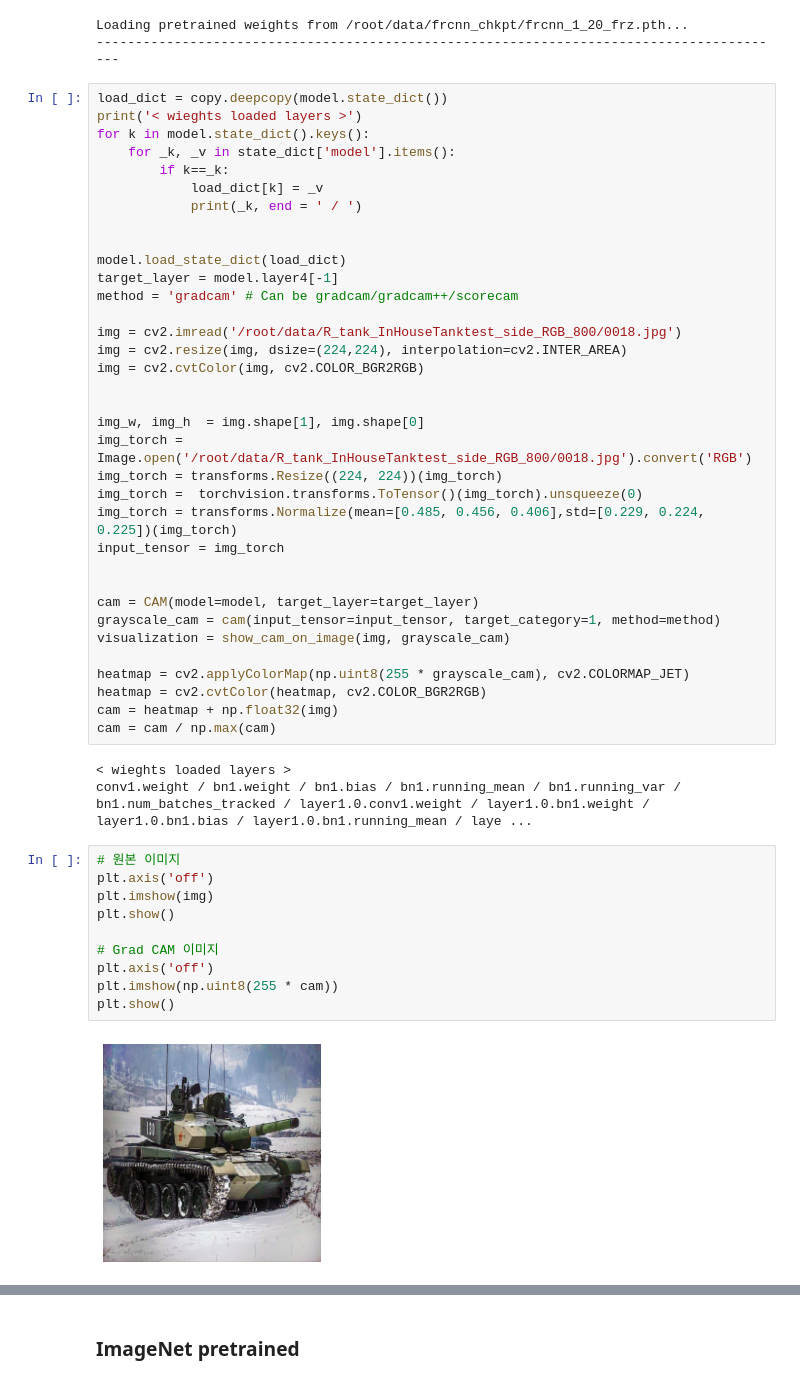
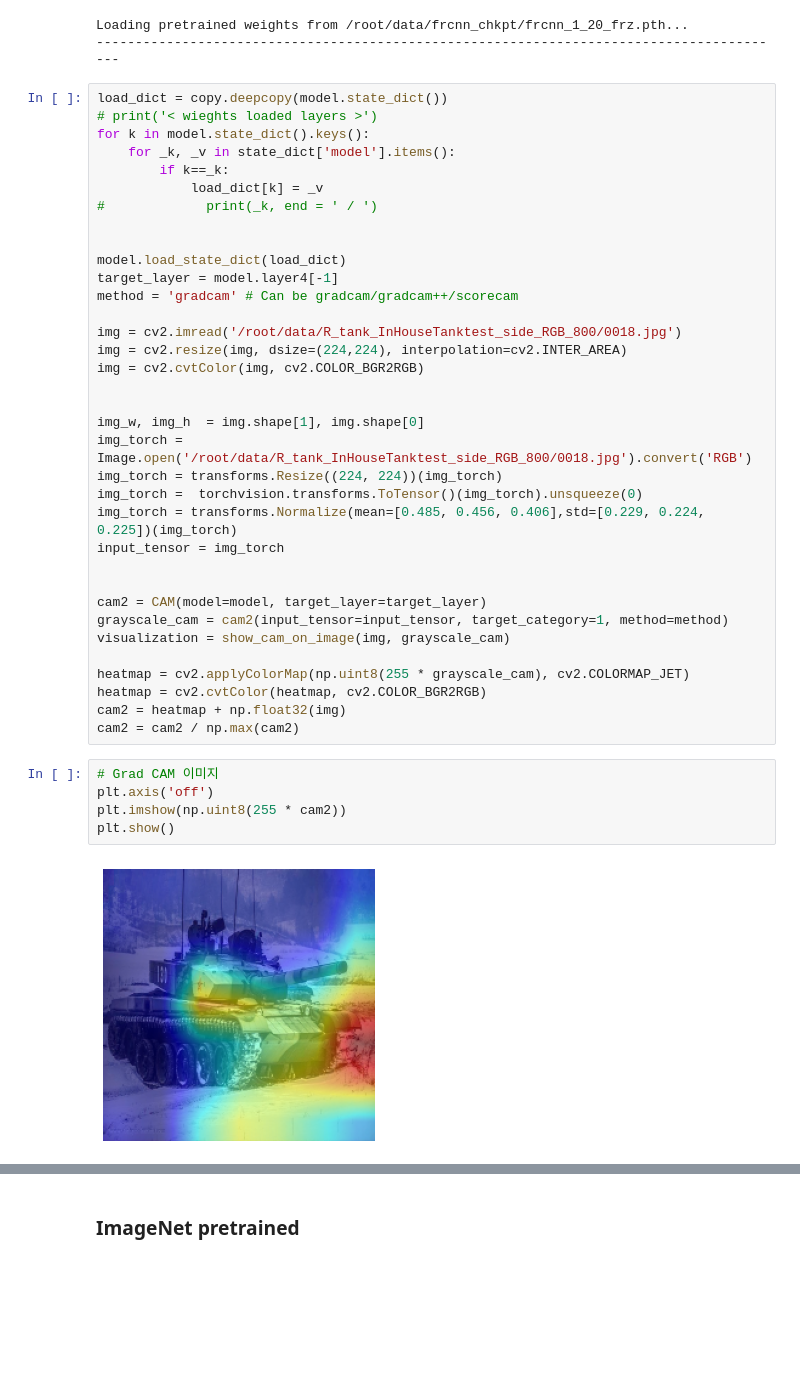
Before and after one commit to mikniloes/frcnn-sutdy, a Jupyter notebook: ResNet-GradCAM.ipynb, the cells around one changed output, grey strips where cells are left out. Drawn from its saved outputs; the diff is of its cells as text; blank space fills up the shorter version.

```diff
--- a/ResNet-GradCAM.ipynb
+++ b/ResNet-GradCAM.ipynb
@@ -199,12 +190,12 @@ Loading pretrained weights from /root/data/frcnn_chkpt/frcnn_1_20_frz.pth...
 -----------------------------------------------------------------------------------------
 # %%
 load_dict = copy.deepcopy(model.state_dict())
-print('< wieghts loaded layers >')
+# print('< wieghts loaded layers >')
 for k in model.state_dict().keys():
     for _k, _v in state_dict['model'].items():
         if k==_k:
             load_dict[k] = _v
-            print(_k, end = ' / ')
+#             print(_k, end = ' / ')
 
 
 model.load_state_dict(load_dict)
@@ -224,26 +215,18 @@ img_torch = transforms.Normalize(mean=[0.485, 0.456, 0.406],std=[0.229, 0.224, 0
 input_tensor = img_torch
 
 
-cam = CAM(model=model, target_layer=target_layer)
-grayscale_cam = cam(input_tensor=input_tensor, target_category=1, method=method)
+cam2 = CAM(model=model, target_layer=target_layer)
+grayscale_cam = cam2(input_tensor=input_tensor, target_category=1, method=method)
 visualization = show_cam_on_image(img, grayscale_cam)
 
 heatmap = cv2.applyColorMap(np.uint8(255 * grayscale_cam), cv2.COLORMAP_JET)
 heatmap = cv2.cvtColor(heatmap, cv2.COLOR_BGR2RGB)
-cam = heatmap + np.float32(img)
-cam = cam / np.max(cam)
+cam2 = heatmap + np.float32(img)
+cam2 = cam2 / np.max(cam2)
-# %% [output]
-< wieghts loaded layers >
-conv1.weight / bn1.weight / bn1.bias / bn1.running_mean / bn1.running_var / bn1.num_batches_tracked / layer1.0.conv1.weight / layer1.0.bn1.weight / layer1.0.bn1.bias / layer1.0.bn1.running_mean / laye ...
 # %%
-# 원본 이미지
-plt.axis('off')
-plt.imshow(img)
-plt.show()
-
 # Grad CAM 이미지
 plt.axis('off')
-plt.imshow(np.uint8(255 * cam))
+plt.imshow(np.uint8(255 * cam2))
 plt.show()
 # %% [output]
-[figure, old version]
+[figure, new version]
```
Also changed, not shown: parts of 6 cells of this notebook.
